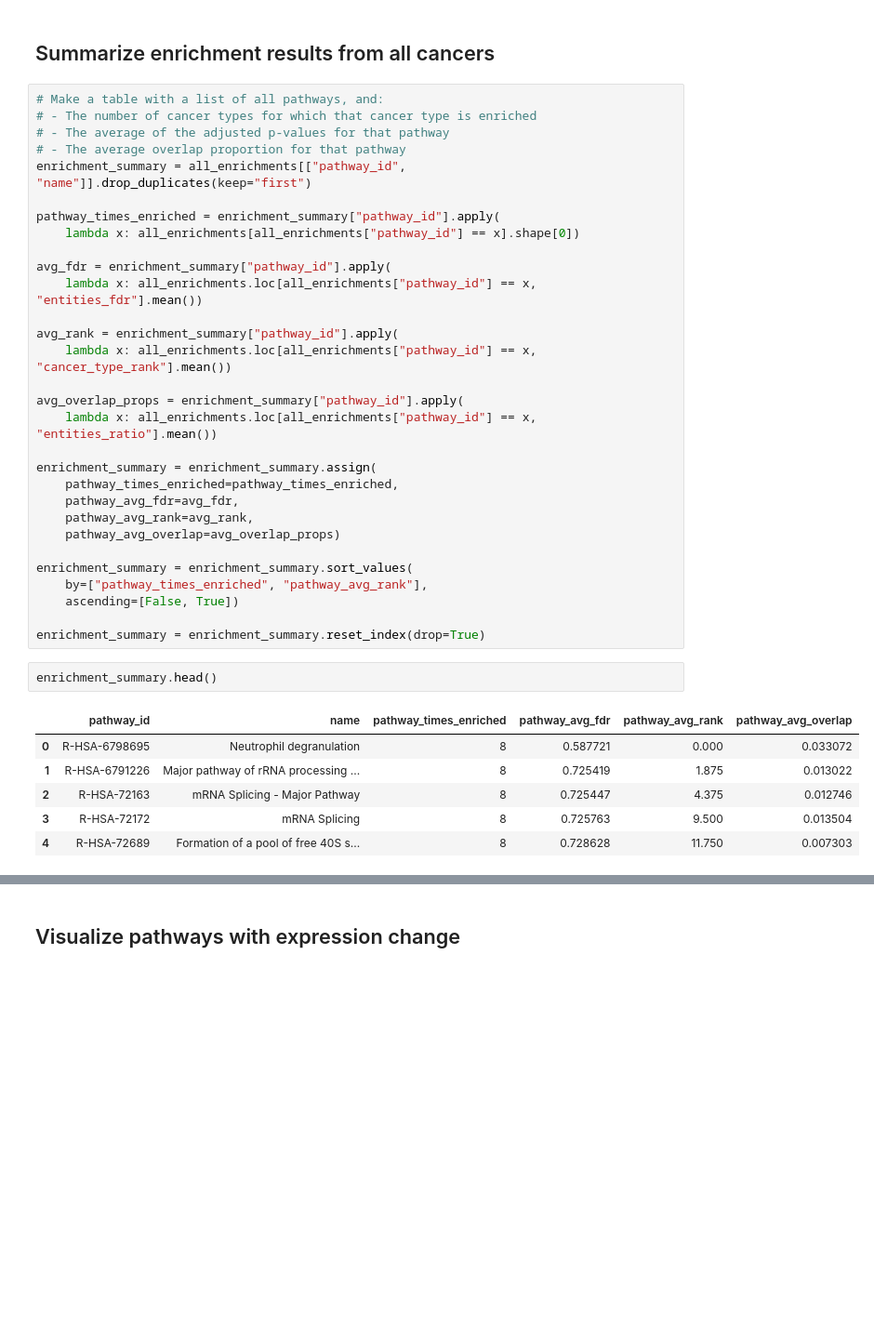
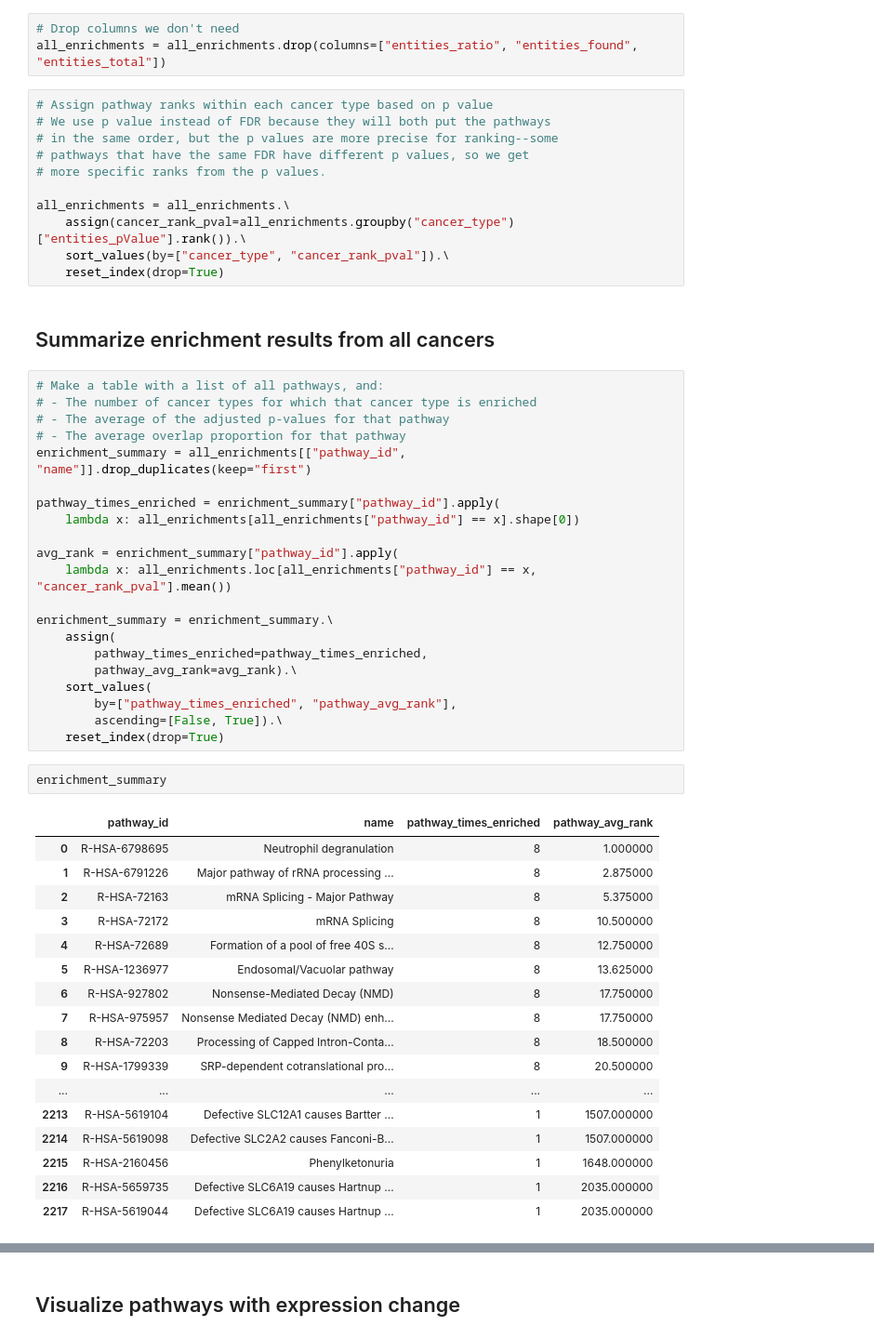
Before and after one commit to caleb-lindgren/scratchpad, a Jupyter notebook: pancancer_enrichment/2_find_enriched_pathways_reactome.ipynb, the cells around one changed output, grey strips where cells are left out. Shown at 93% size. Drawn from its saved outputs; the diff is of its cells as text; blank space fills up the shorter version.

Commit message:
New workflow with proper ranks

```diff
--- a/pancancer_enrichment/2_find_enriched_pathways_reactome.ipynb
+++ b/pancancer_enrichment/2_find_enriched_pathways_reactome.ipynb
@@ -121,3 +84,17 @@ all_enrichments.sort_values(by="entities_fdr")
+# %%
+# Drop columns we don't need
+all_enrichments = all_enrichments.drop(columns=["entities_ratio", "entities_found", "entities_total"])
+# %%
+# Assign pathway ranks within each cancer type based on p value
+# We use p value instead of FDR because they will both put the pathways
+# in the same order, but the p values are more precise for ranking--some
+# pathways that have the same FDR have different p values, so we get
+# more specific ranks from the p values.
+
+all_enrichments = all_enrichments.\
+    assign(cancer_rank_pval=all_enrichments.groupby("cancer_type")["entities_pValue"].rank()).\
+    sort_values(by=["cancer_type", "cancer_rank_pval"]).\
+    reset_index(drop=True)
 # %% [markdown]
 ## Summarize enrichment results from all cancers
 # %%
@@ -130,32 +107,34 @@ enrichment_summary = all_enrichments[["pathway_id", "name"]].drop_duplicates(kee
 pathway_times_enriched = enrichment_summary["pathway_id"].apply(
     lambda x: all_enrichments[all_enrichments["pathway_id"] == x].shape[0])
 
-avg_fdr = enrichment_summary["pathway_id"].apply(
-    lambda x: all_enrichments.loc[all_enrichments["pathway_id"] == x, "entities_fdr"].mean())
+avg_rank = enrichment_summary["pathway_id"].apply(
+    lambda x: all_enrichments.loc[all_enrichments["pathway_id"] == x, "cancer_rank_pval"].mean())
 
-avg_rank = enrichment_summary["pathway_id"].apply(
-    lambda x: all_enrichments.loc[all_enrichments["pathway_id"] == x, "cancer_type_rank"].mean())
-
-avg_overlap_props = enrichment_summary["pathway_id"].apply(
-    lambda x: all_enrichments.loc[all_enrichments["pathway_id"] == x, "entities_ratio"].mean())
-
-enrichment_summary = enrichment_summary.assign(
-    pathway_times_enriched=pathway_times_enriched,
-    pathway_avg_fdr=avg_fdr,
-    pathway_avg_rank=avg_rank,
-    pathway_avg_overlap=avg_overlap_props)
-
-enrichment_summary = enrichment_summary.sort_values(
-    by=["pathway_times_enriched", "pathway_avg_rank"],
-    ascending=[False, True])
-
-enrichment_summary = enrichment_summary.reset_index(drop=True)
+enrichment_summary = enrichment_summary.\
+    assign(
+        pathway_times_enriched=pathway_times_enriched,
+        pathway_avg_rank=avg_rank).\
+    sort_values(
+        by=["pathway_times_enriched", "pathway_avg_rank"],
+        ascending=[False, True]).\
+    reset_index(drop=True)
 # %%
-enrichment_summary.head()
+enrichment_summary
 # %% [output]
-|  | pathway_id | name | pathway_times_enriched | pathway_avg_fdr | pathway_avg_rank | pathway_avg_overlap |
-| 0 | R-HSA-6798695 | Neutrophil degranulation | 8 | 0.587721 | 0.000 | 0.033072 |
-| 1 | R-HSA-6791226 | Major pathway of rRNA processing ... | 8 | 0.725419 | 1.875 | 0.013022 |
-| 2 | R-HSA-72163 | mRNA Splicing - Major Pathway | 8 | 0.725447 | 4.375 | 0.012746 |
-| 3 | R-HSA-72172 | mRNA Splicing | 8 | 0.725763 | 9.500 | 0.013504 |
-| 4 | R-HSA-72689 | Formation of a pool of free 40S s... | 8 | 0.728628 | 11.750 | 0.007303 |
+|  | pathway_id | name | pathway_times_enriched | pathway_avg_rank |
+| 0 | R-HSA-6798695 | Neutrophil degranulation | 8 | 1.000000 |
+| 1 | R-HSA-6791226 | Major pathway of rRNA processing ... | 8 | 2.875000 |
+| 2 | R-HSA-72163 | mRNA Splicing - Major Pathway | 8 | 5.375000 |
+| 3 | R-HSA-72172 | mRNA Splicing | 8 | 10.500000 |
+| 4 | R-HSA-72689 | Formation of a pool of free 40S s... | 8 | 12.750000 |
+| 5 | R-HSA-1236977 | Endosomal/Vacuolar pathway | 8 | 13.625000 |
+| 6 | R-HSA-927802 | Nonsense-Mediated Decay (NMD) | 8 | 17.750000 |
+| 7 | R-HSA-975957 | Nonsense Mediated Decay (NMD) enh... | 8 | 17.750000 |
+| 8 | R-HSA-72203 | Processing of Capped Intron-Conta... | 8 | 18.500000 |
+| 9 | R-HSA-1799339 | SRP-dependent cotranslational pro... | 8 | 20.500000 |
+| ... | ... | ... | ... | ... |
+| 2213 | R-HSA-5619104 | Defective SLC12A1 causes Bartter ... | 1 | 1507.000000 |
+| 2214 | R-HSA-5619098 | Defective SLC2A2 causes Fanconi-B... | 1 | 1507.000000 |
+| 2215 | R-HSA-2160456 | Phenylketonuria | 1 | 1648.000000 |
+| 2216 | R-HSA-5659735 | Defective SLC6A19 causes Hartnup ... | 1 | 2035.000000 |
+| 2217 | R-HSA-5619044 | Defective SLC6A19 causes Hartnup ... | 1 | 2035.000000 |
```
Also changed, not shown: parts of 10 cells of this notebook, 2 other files.
